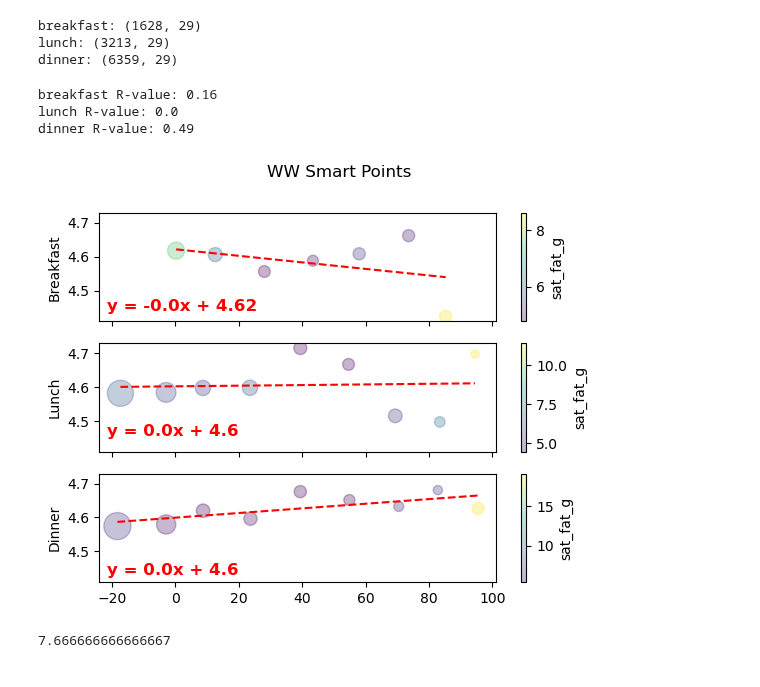
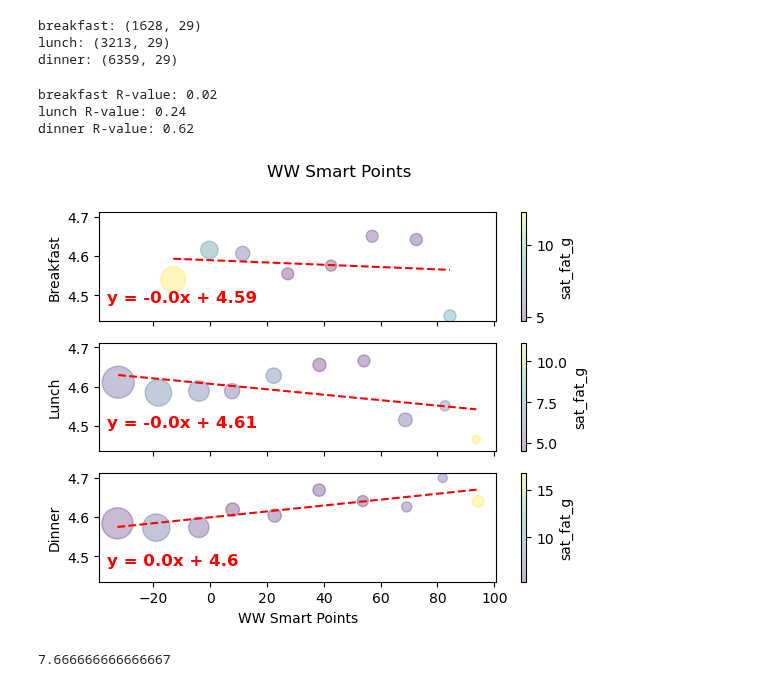
Before and after one commit to alyssahondrade/Project1, a Jupyter notebook: recipes_exploration.ipynb, the cells around one changed output. Saved outputs shown, nothing was run; the diff lists cells and outputs as text; code cells hidden in the pictures.

```diff
--- a/recipes_exploration.ipynb
+++ b/recipes_exploration.ipynb
@@ -1059,7 +1059,7 @@ for idx, val in enumerate(df_list):
     max_points = df_list[idx]['wws_points'].describe().max()
 
     # Create bins
-    points_bins = np.arange(min_points+16, max_points, 15) # 5 was good with less granular cuisines
+    points_bins = np.arange(min_points, max_points, 15) # 5 was good with less granular cuisines
     points_labels = [f'{points_bins[i]} to {points_bins[i+1]}' for i in range(len(points_bins)-1)]
     bins_df = pd.cut(df_list[idx]['wws_points'], bins=points_bins, labels=points_labels)
 
@@ -1069,40 +1069,41 @@ for idx, val in enumerate(df_list):
 
     # Create grouped DataFrame by numeric means
     binned_df = points_df.groupby(['WWS Point Ranges']).mean(numeric_only=True) # originally mean
     binned_df
 
     # Extract x- and y-values
     x = binned_df[x_col]
     y = binned_df[y_col]
     size = binned_df[size_col]
     colour = binned_df[colour_col]
 
     scatter_plot = axs[idx].scatter(x, y, s=size*10, alpha=0.3, c=colour)
+    axs[2].set_xlabel('WW Smart Points')
     axs[idx].set_ylabel(updated_types[idx].title())
     cbar = plt.colorbar(scatter_plot)
     cbar.set_label(colour_col)
 
     (slope, intercept, rvalue, pvalue, stderr) = stats.linregress(x, y)
     line_equation = f'y = {round(slope, 2)}x + {round(intercept, 2)}'
     regression_values = slope * x + intercept
     axs[idx].plot(x, regression_values, linestyle='--', c='red')
     if idx == 0:
-        x_coord, y_coord = 50, 220
+        x_coord, y_coord = 50, 240
     elif idx == 1:
-        x_coord, y_coord = 50, 130
+        x_coord, y_coord = 50, 150
     elif idx == 2:
-        x_coord, y_coord = 50, 30
+        x_coord, y_coord = 50, 50
     axs[idx].annotate(line_equation, xy=(x_coord, y_coord), xycoords='figure points',
         fontsize = 12, color='red', weight='bold')
 
     print(f'{updated_types[idx]} R-value: {round(rvalue**2, 2)}')
 
 fig.savefig('Meal types and WW Smart Points1.png')
 # %% [output]
-breakfast R-value: 0.16
-lunch R-value: 0.0
-dinner R-value: 0.49
+breakfast R-value: 0.02
+lunch R-value: 0.24
+dinner R-value: 0.62
-[figure, old version]
+[figure, new version]
 # %%
 # Bin and count to get percentages?
 meal_median = []
```
Also changed, not shown: 8 other files.
